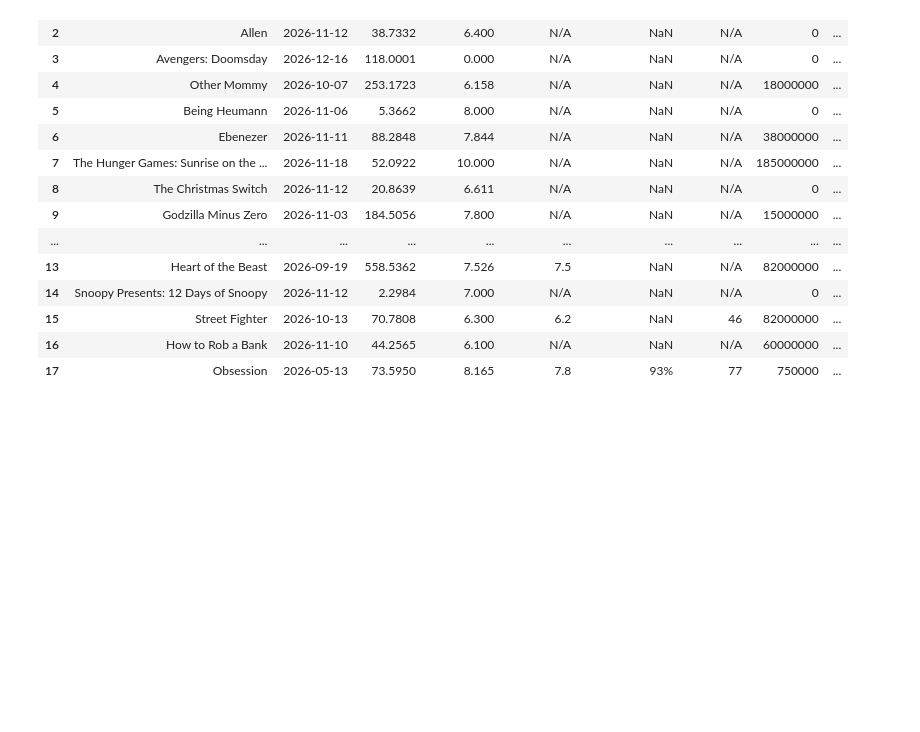
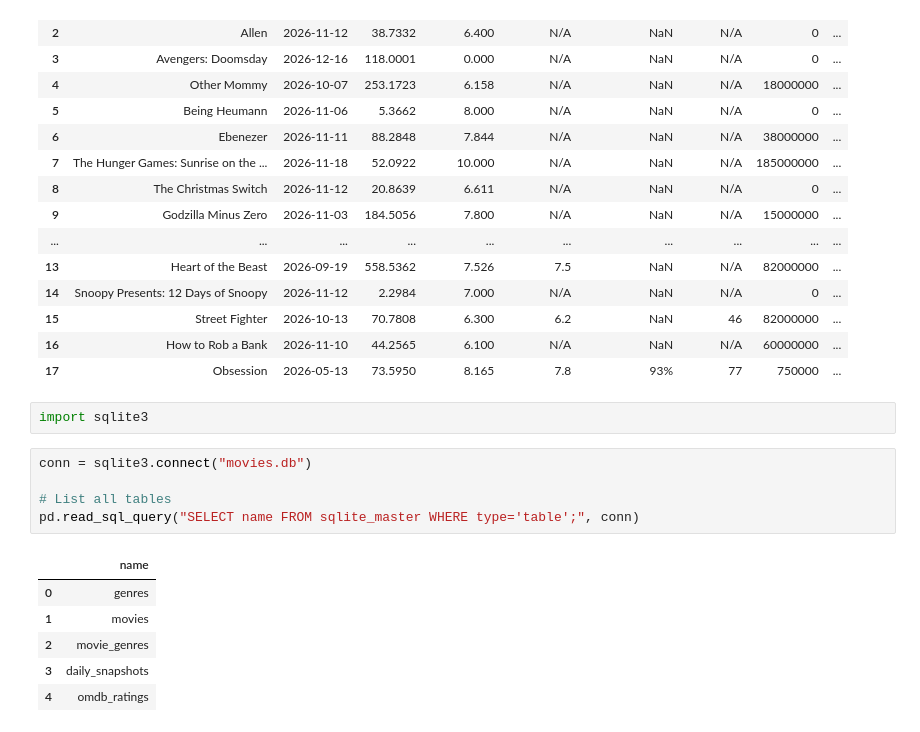
Before and after one commit to dixitmanav/movies_api_analysis, a Jupyter notebook: explore_apis.ipynb, the cells around one changed output. Saved outputs shown, nothing was run; the diff lists cells and outputs as text; blank space fills up the shorter version.

```diff
--- a/explore_apis.ipynb
+++ b/explore_apis.ipynb
@@ -275,3 +275,17 @@ combined
 | 15 | Street Fighter | 2026-10-13 | 70.7808 | 6.300 | 6.2 | NaN | 46 | 82000000 | ... |
 | 16 | How to Rob a Bank | 2026-11-10 | 44.2565 | 6.100 | N/A | NaN | N/A | 60000000 | ... |
 | 17 | Obsession | 2026-05-13 | 73.5950 | 8.165 | 7.8 | 93% | 77 | 750000 | ... |
+# %%
+import sqlite3
+# %%
+conn = sqlite3.connect("movies.db")
+
+# List all tables
+pd.read_sql_query("SELECT name FROM sqlite_master WHERE type='table';", conn)
+# %% [output]
+|  | name |
+| 0 | genres |
+| 1 | movies |
+| 2 | movie_genres |
+| 3 | daily_snapshots |
+| 4 | omdb_ratings |
```
Also changed, not shown: parts of 1 cell of this notebook, 3 other files.
